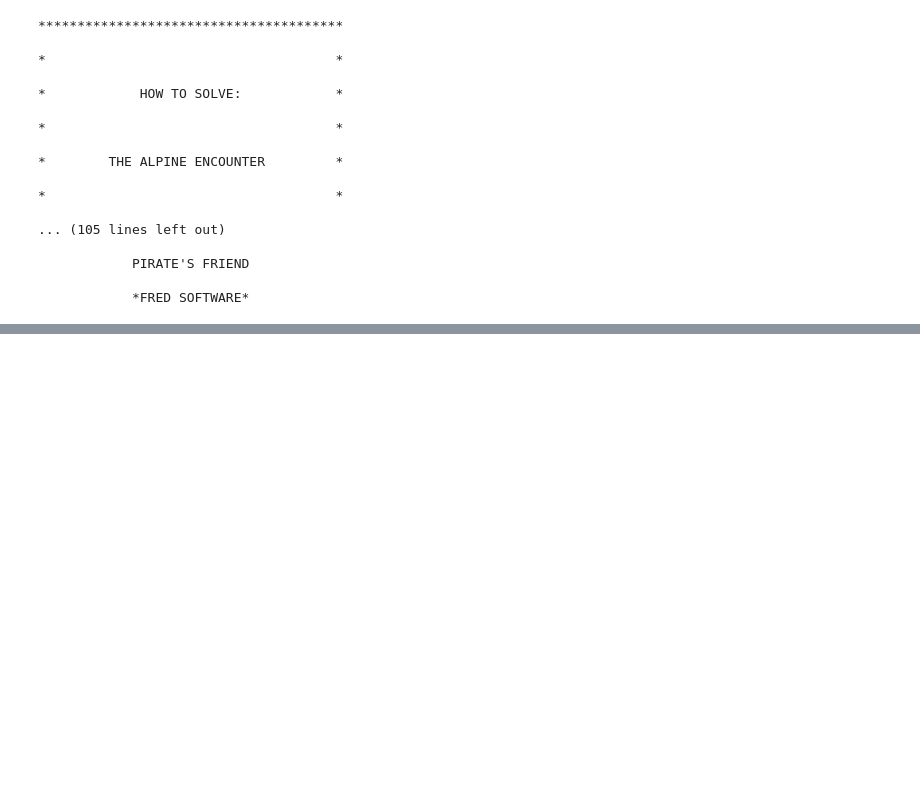
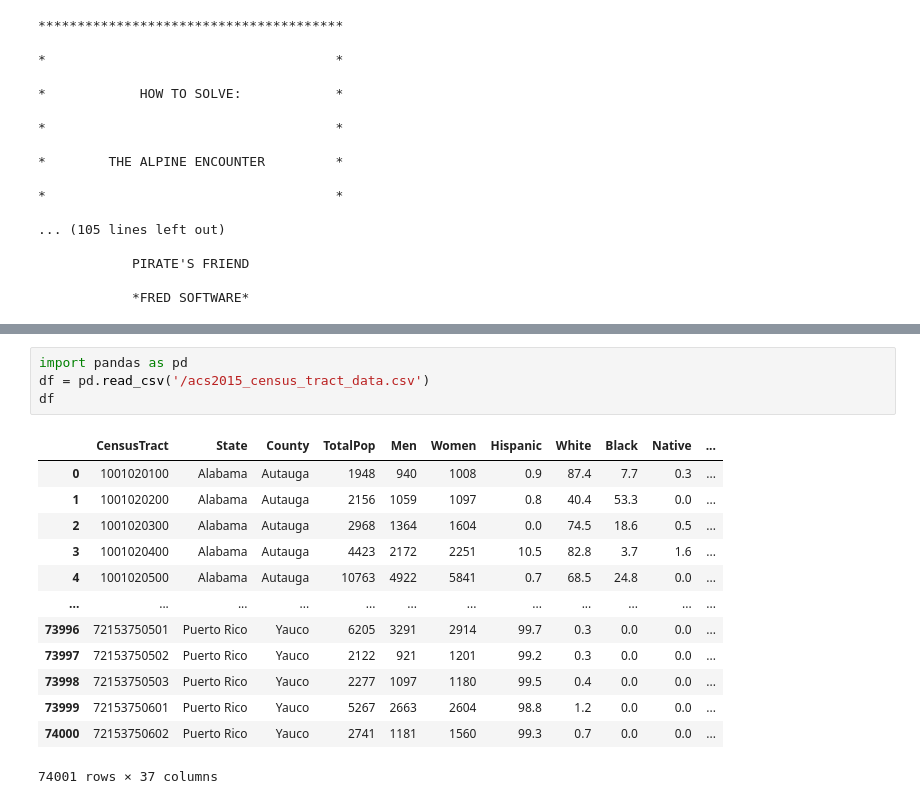
Before and after one commit to mayankp158/Michigan-University-ML-, a Jupyter notebook: python_functions.ipynb, the cells around one changed output, grey strips where cells are left out. Cells and saved outputs as stored; diff of their text form; blank space fills up the shorter version.

```diff
--- a/python_functions.ipynb
+++ b/python_functions.ipynb
@@ -1129,0 +1171,18 @@ for i in new:
+# %%
+import pandas as pd
+df = pd.read_csv('/acs2015_census_tract_data.csv')
+df
+# %% [output]
+|  | CensusTract | State | County | TotalPop | Men | Women | Hispanic | White | Black | Native | ... |
+| 0 | 1001020100 | Alabama | Autauga | 1948 | 940 | 1008 | 0.9 | 87.4 | 7.7 | 0.3 | ... |
+| 1 | 1001020200 | Alabama | Autauga | 2156 | 1059 | 1097 | 0.8 | 40.4 | 53.3 | 0.0 | ... |
+| 2 | 1001020300 | Alabama | Autauga | 2968 | 1364 | 1604 | 0.0 | 74.5 | 18.6 | 0.5 | ... |
+| 3 | 1001020400 | Alabama | Autauga | 4423 | 2172 | 2251 | 10.5 | 82.8 | 3.7 | 1.6 | ... |
+| 4 | 1001020500 | Alabama | Autauga | 10763 | 4922 | 5841 | 0.7 | 68.5 | 24.8 | 0.0 | ... |
+| ... | ... | ... | ... | ... | ... | ... | ... | ... | ... | ... | ... |
+| 73996 | 72153750501 | Puerto Rico | Yauco | 6205 | 3291 | 2914 | 99.7 | 0.3 | 0.0 | 0.0 | ... |
+| 73997 | 72153750502 | Puerto Rico | Yauco | 2122 | 921 | 1201 | 99.2 | 0.3 | 0.0 | 0.0 | ... |
+| 73998 | 72153750503 | Puerto Rico | Yauco | 2277 | 1097 | 1180 | 99.5 | 0.4 | 0.0 | 0.0 | ... |
+| 73999 | 72153750601 | Puerto Rico | Yauco | 5267 | 2663 | 2604 | 98.8 | 1.2 | 0.0 | 0.0 | ... |
+| 74000 | 72153750602 | Puerto Rico | Yauco | 2741 | 1181 | 1560 | 99.3 | 0.7 | 0.0 | 0.0 | ... |
+74001 rows × 37 columns
```
Also changed, not shown: parts of 7 cells of this notebook.
